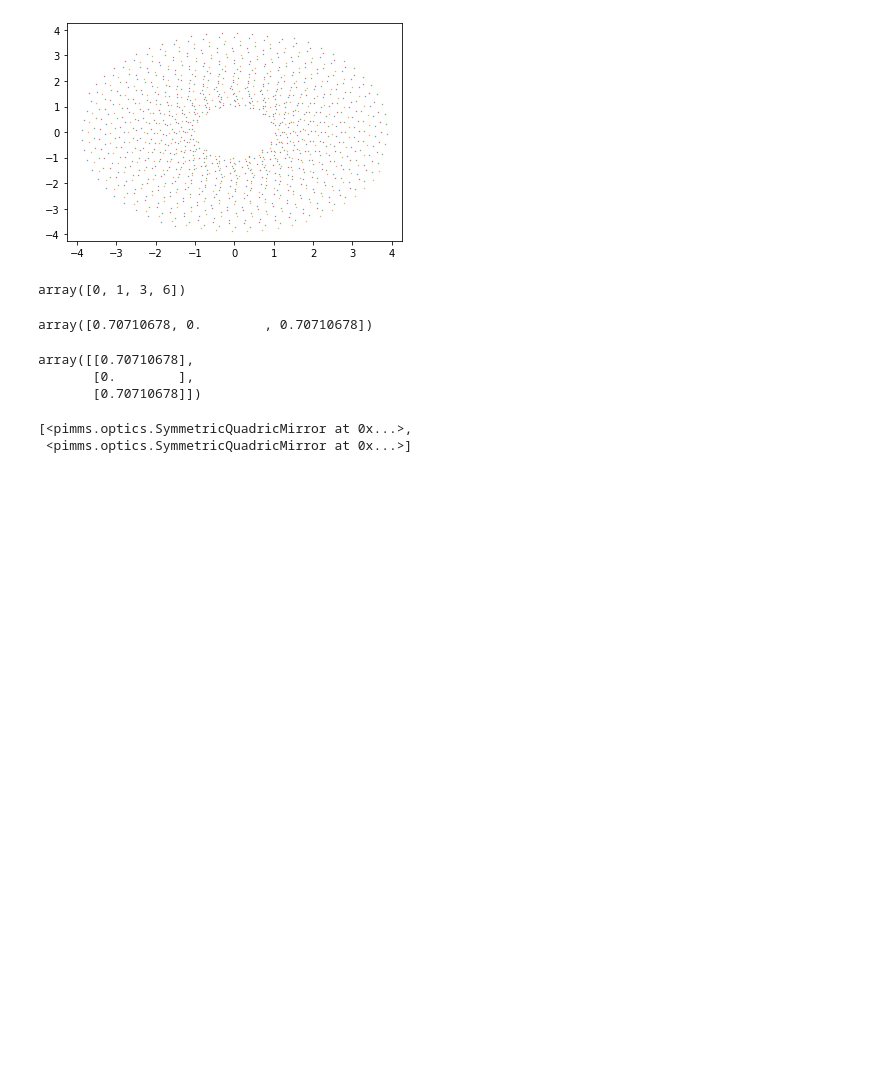
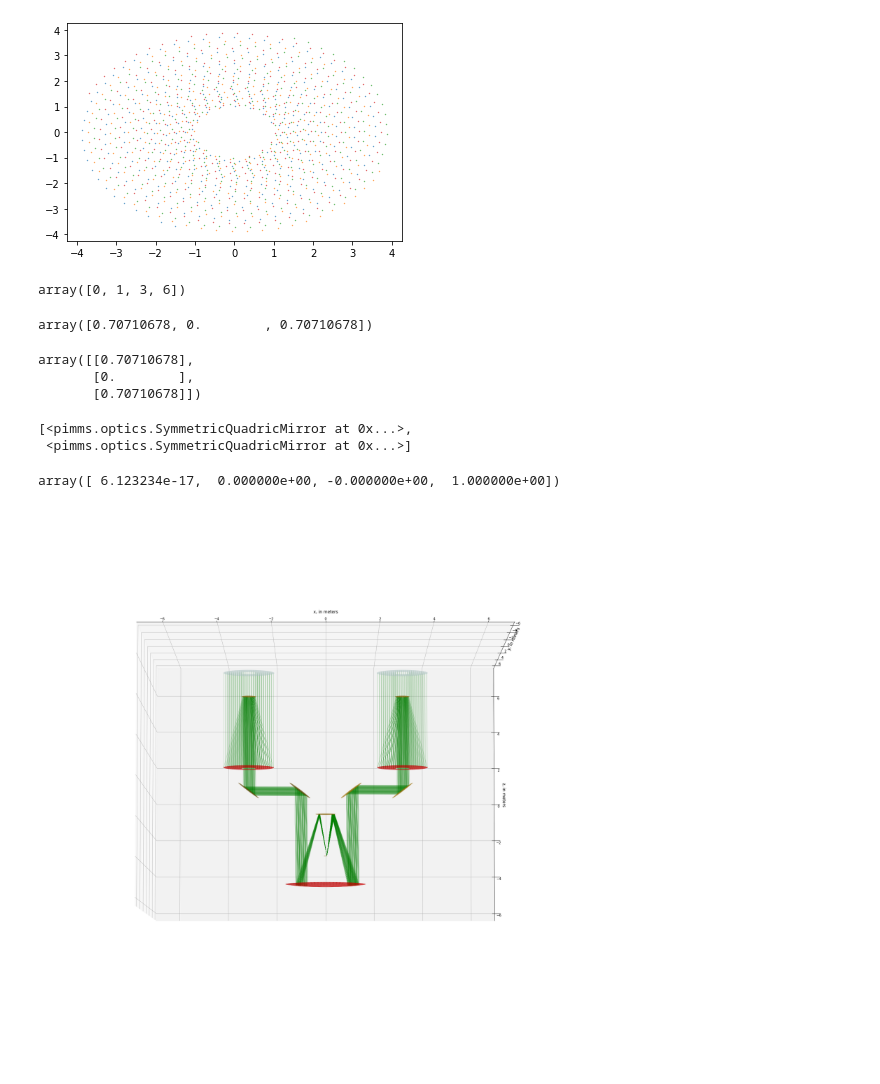
Before and after one commit to pigsboss/pimms, a Jupyter notebook: notes/raytracing.ipynb, the cells around one changed output. Cells and saved outputs as stored; diff of their text form; code cells hidden in the pictures; blank space fills up the shorter version.

```diff
--- a/notes/raytracing.ipynb
+++ b/notes/raytracing.ipynb
@@ -92,3 +92,18 @@ assembly.get_entrance()
 # %% [output]
 [<pimms.optics.SymmetricQuadricMirror at 0x...>,
  <pimms.optics.SymmetricQuadricMirror at 0x...>]
+# %%
+op.quat.from_angles(np.pi, 0.)
+# %% [output]
+array([ 6.123234e-17,  0.000000e+00, -0.000000e+00,  1.000000e+00])
+# %%
+reload(op)
+sim=op.SIM(init_b=6., collector_r=4., detector_a=.1, optics_fov=np.deg2rad(10./60.), detector_fov=np.deg2rad(10./60.))
+s=op.LightSource((np.pi,np.deg2rad(4.9/60.),np.inf))
+p,q=s(sim.get_entrance(), 500, 1, sampling='dizzle')
+trace,seq=sim.trace(q,steps=10)
+fig=plt.figure(figsize=(30,30))
+ax=fig.add_subplot(111,projection='3d')
+trigs,zs,extent=sim.draw(axes=ax,draw_virtual=True,raytrace=trace,view_angles=(-5, -90))
+# %% [output]
+[figure, added]
```
Also changed, not shown: parts of 10 cells of this notebook, 1 other file.
